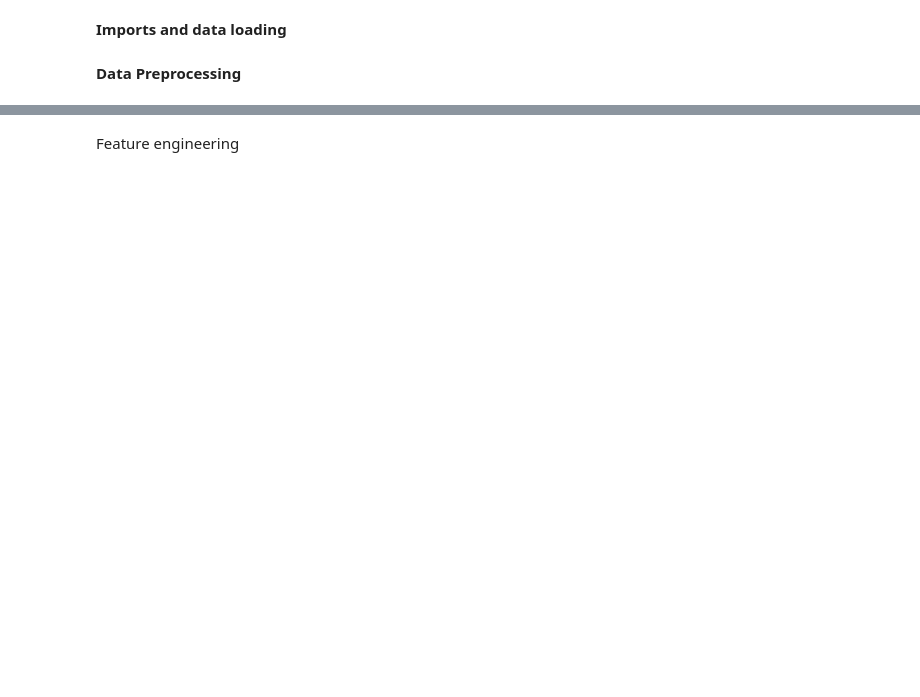
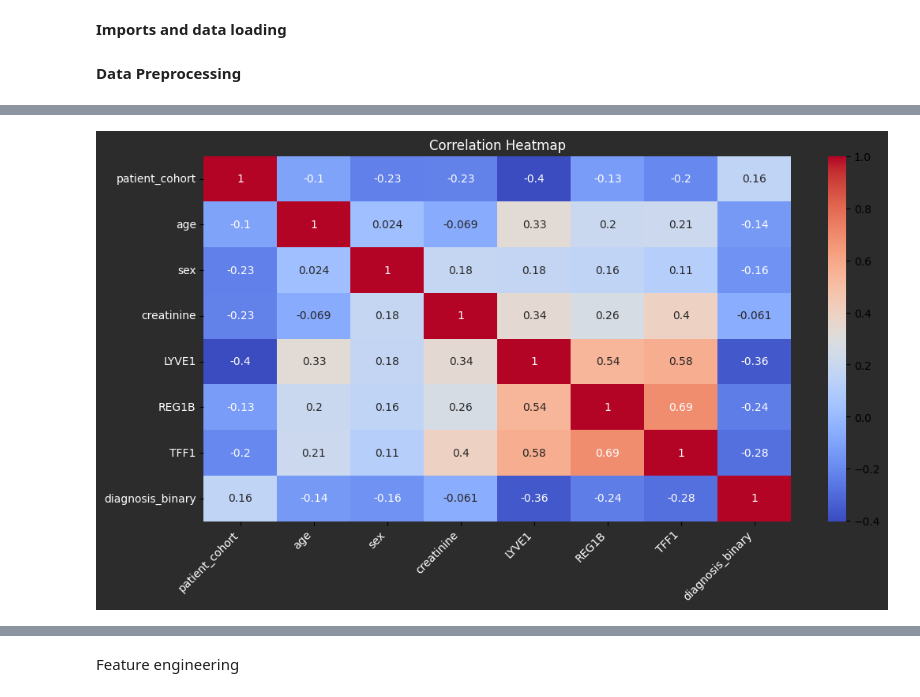
Before and after one commit to omarffkamel/mlevaulation, a Jupyter notebook: GlobalizedCV.ipynb, the cells around one changed output, grey strips where cells are left out. Cells and saved outputs as stored; diff of their text form; code cells hidden in the pictures; blank space fills up the shorter version.

```diff
--- a/GlobalizedCV.ipynb
+++ b/GlobalizedCV.ipynb
@@ -76,3 +107,25 @@ plt.show()
+# %%
+import matplotlib.pyplot as plt
+import seaborn as sns
+
+# Set the background color to grey
+plt.figure(figsize=(12, 6), facecolor='#2c2c2c')
+ax = sns.heatmap(data.corr(), annot=True, cmap='coolwarm')
+plt.title('Correlation Heatmap', color='white')
+
+# Set the color of the axes labels
+ax.set_xticklabels(ax.get_xticklabels(), rotation=45, horizontalalignment='right', color='white')
+ax.set_yticklabels(ax.get_yticklabels(), rotation=0, color='white')
+
+# Set the color of the title
+ax.title.set_color('white')
+
+# Set the color of the heatmap face
+ax.set_facecolor('#2c2c2c')
+
+plt.show()
+# %% [output]
+[figure, added]
 # %%
 # Check for class imbalance
 print("Class Distribution in Target Variable:")
```
Also changed, not shown: parts of 18 cells of this notebook.
